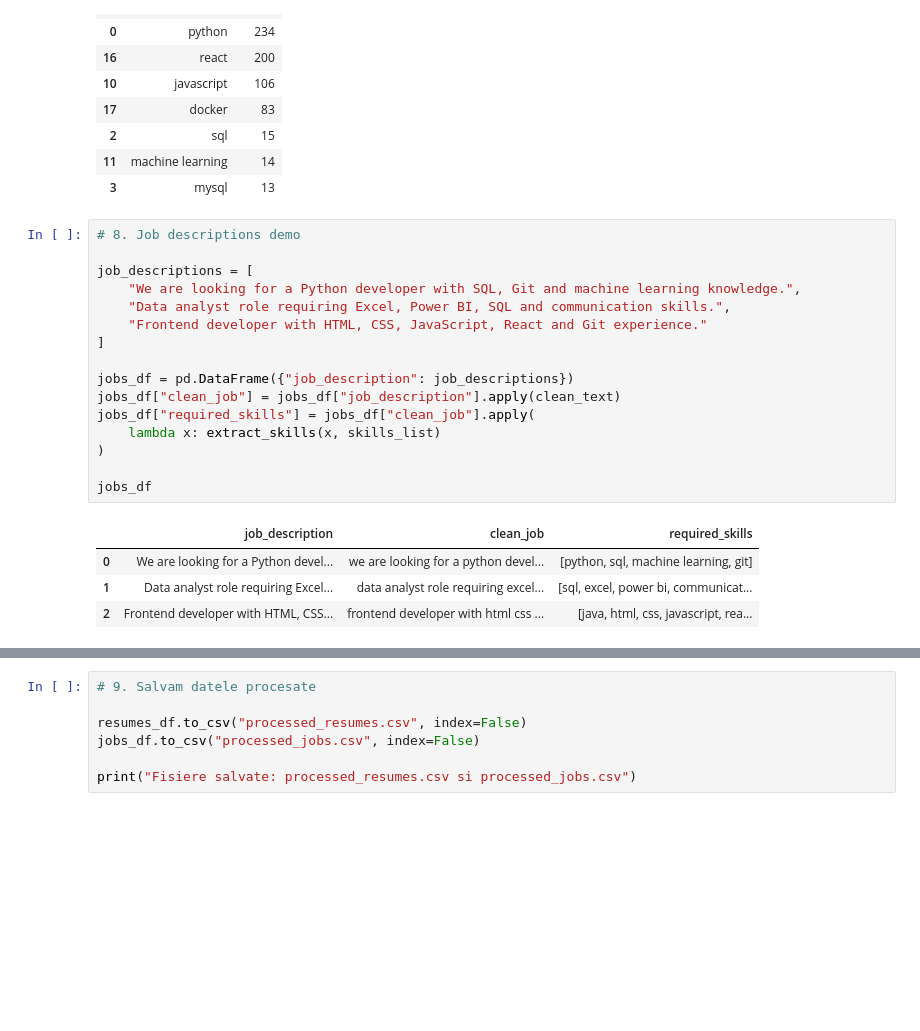
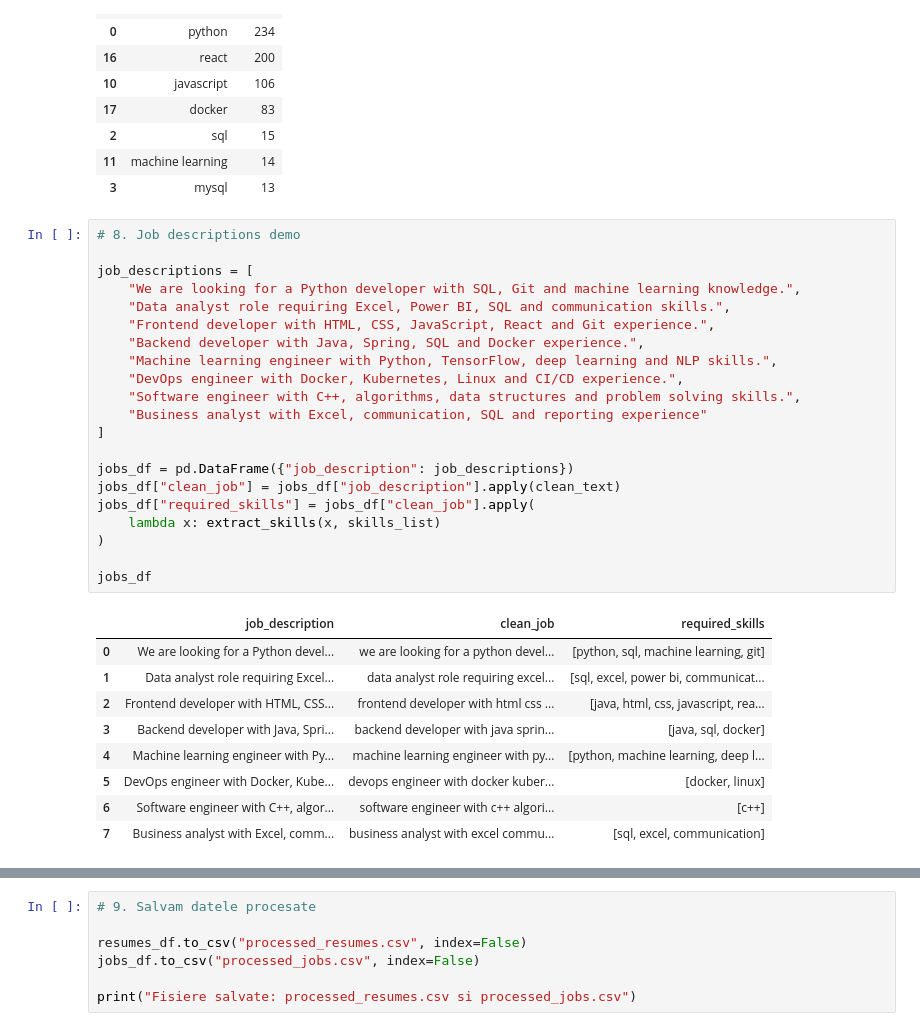
Before and after one commit to victor-moga30/cv-parsing-hr-assistant, a Jupyter notebook: victor.ipynb, the cells around one changed output, grey strips where cells are left out. Cells and saved outputs as stored; diff of their text form; blank space fills up the shorter version.

Commit message:
Etapa1: Creare set de date, extragere de skill-uri si matching pe joburi

```diff
--- a/victor.ipynb
+++ b/victor.ipynb
@@ -179,21 +207,31 @@ top_skills_df.head(10)
 # %%
 # 8. Job descriptions demo
 
 job_descriptions = [
     "We are looking for a Python developer with SQL, Git and machine learning knowledge.",
     "Data analyst role requiring Excel, Power BI, SQL and communication skills.",
-    "Frontend developer with HTML, CSS, JavaScript, React and Git experience."
+    "Frontend developer with HTML, CSS, JavaScript, React and Git experience.",
+    "Backend developer with Java, Spring, SQL and Docker experience.",
+    "Machine learning engineer with Python, TensorFlow, deep learning and NLP skills.",
+    "DevOps engineer with Docker, Kubernetes, Linux and CI/CD experience.",
+    "Software engineer with C++, algorithms, data structures and problem solving skills.",
+    "Business analyst with Excel, communication, SQL and reporting experience"
 ]
 
 jobs_df = pd.DataFrame({"job_description": job_descriptions})
 jobs_df["clean_job"] = jobs_df["job_description"].apply(clean_text)
 jobs_df["required_skills"] = jobs_df["clean_job"].apply(
     lambda x: extract_skills(x, skills_list)
 )
 
 jobs_df
 # %% [output]
 |  | job_description | clean_job | required_skills |
 | 0 | We are looking for a Python devel... | we are looking for a python devel... | [python, sql, machine learning, git] |
 | 1 | Data analyst role requiring Excel... | data analyst role requiring excel... | [sql, excel, power bi, communicat... |
 | 2 | Frontend developer with HTML, CSS... | frontend developer with html css ... | [java, html, css, javascript, rea... |
+| 3 | Backend developer with Java, Spri... | backend developer with java sprin... | [java, sql, docker] |
+| 4 | Machine learning engineer with Py... | machine learning engineer with py... | [python, machine learning, deep l... |
+| 5 | DevOps engineer with Docker, Kube... | devops engineer with docker kuber... | [docker, linux] |
+| 6 | Software engineer with C++, algor... | software engineer with c++ algori... | [c++] |
+| 7 | Business analyst with Excel, comm... | business analyst with excel commu... | [sql, excel, communication] |
```
Also changed, not shown: parts of 11 cells of this notebook, 1 other file.
